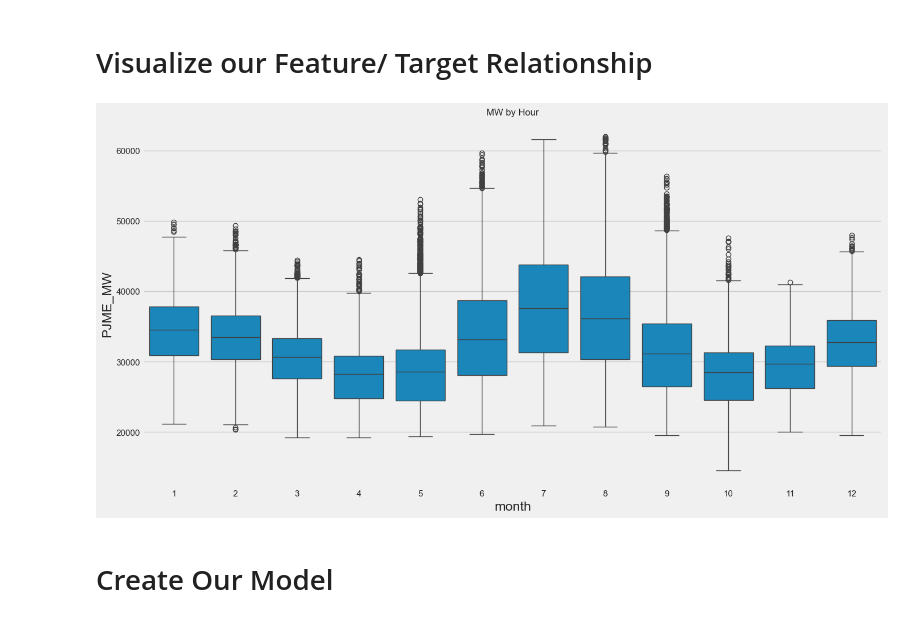
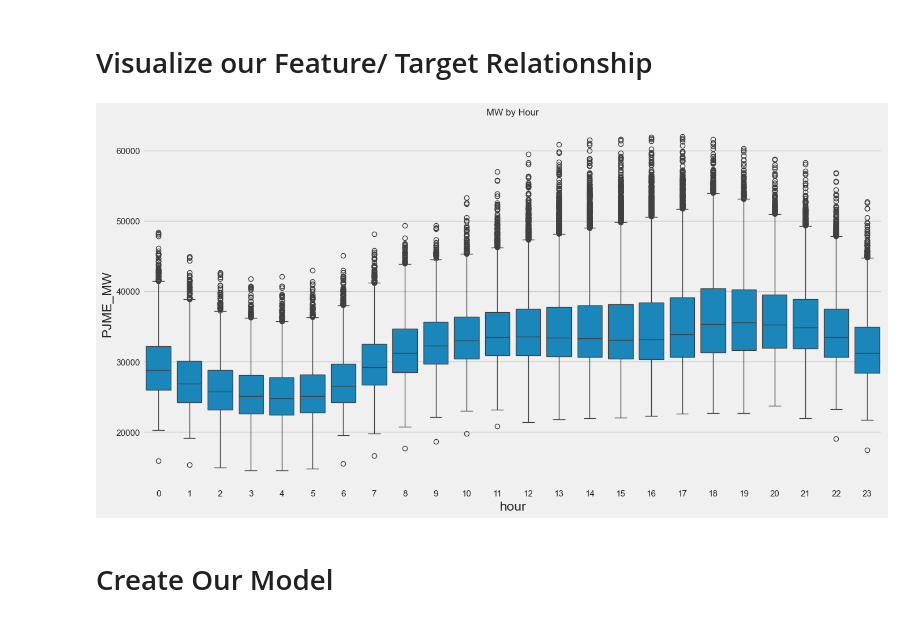
Before and after one commit to SathishDuraisamy0/Time_Series_Forecasting, a Jupyter notebook: src/Notebooks/Hourly_Energy_consumption.ipynb, the cells around one changed output. Cells and saved outputs as stored; diff of their text form; code cells hidden in the pictures.

```diff
--- a/src/Notebooks/Hourly_Energy_consumption.ipynb
+++ b/src/Notebooks/Hourly_Energy_consumption.ipynb
@@ -77,11 +69,11 @@ df.head()
 # Visualize our Feature/ Target Relationship
 # %%
 fig,ax=plt.subplots(figsize=(15,8))
-sns.boxplot(data=df,x='month',y='PJME_MW')
+sns.boxplot(data=df,x='hour',y='PJME_MW')
 sns.set()
 ax.set_title('MW by Hour')
 plt.show()
 # %% [output]
-[figure, old version]
+[figure, new version]
 # %% [markdown]
 # Create Our Model
```
Also changed, not shown: parts of 23 cells of this notebook.
